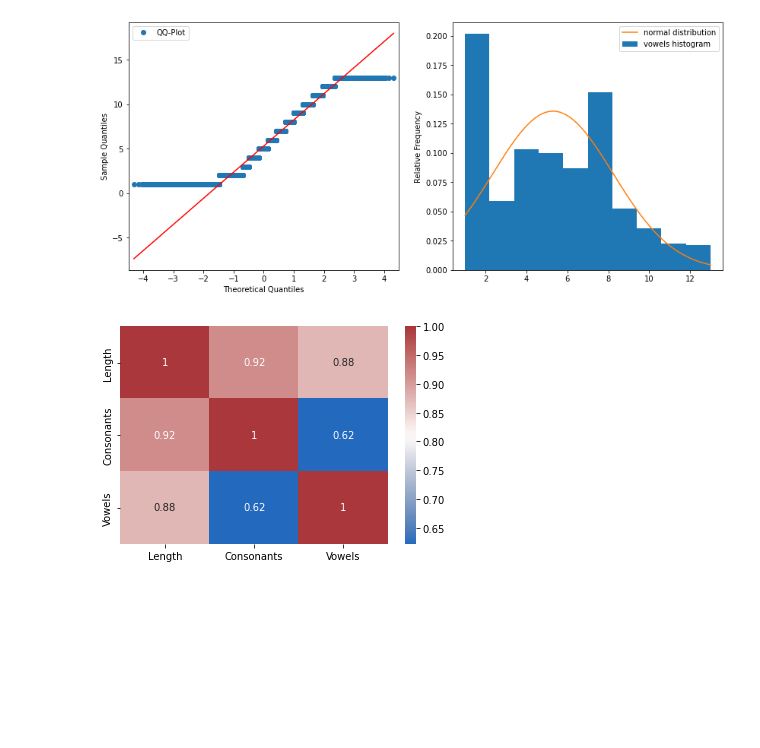
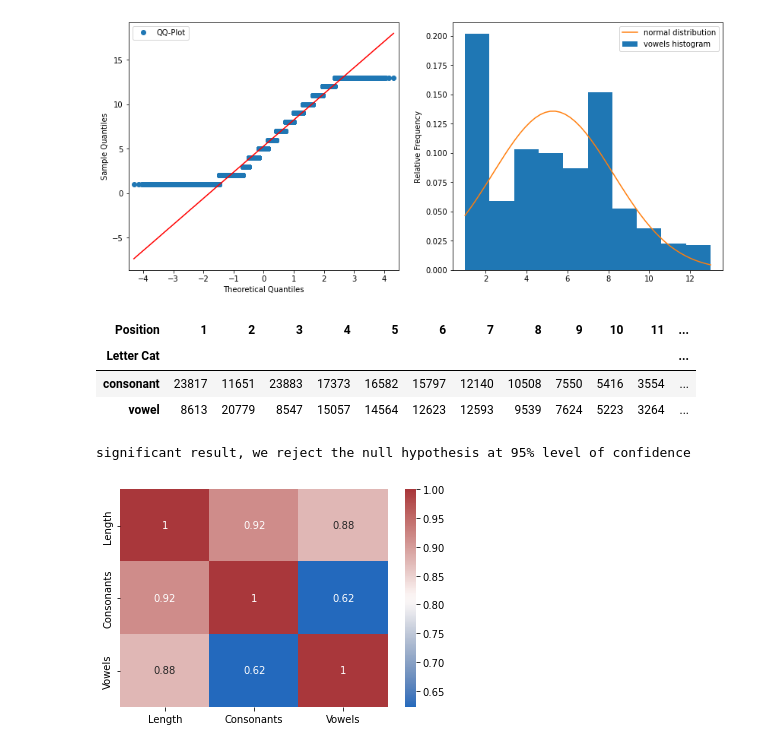
Before and after one commit to valenrami5/__valen__, a Jupyter notebook: hypothesis_testing.ipynb, the cells around one changed output. Cells and saved outputs as stored; diff of their text form; code cells hidden in the pictures; blank space fills up the shorter version.

```diff
--- a/hypothesis_testing.ipynb
+++ b/hypothesis_testing.ipynb
@@ -294,6 +309,25 @@ ax.legend()
 plt.savefig('vowelsshist_withoutoutlayers.png')
 # %% [output]
 [figure]
+# %%
+#Getting contigency table
+contigency=pd.crosstab(df_letters_position_out['Letter Cat'], df_letters_position_out['Position'])
+contigency
+# %% [output]
+| Position | 1 | 2 | 3 | 4 | 5 | 6 | 7 | 8 | 9 | 10 | 11 | ... |
+| Letter Cat |  |  |  |  |  |  |  |  |  |  |  | ... |
+| consonant | 23817 | 11651 | 23883 | 17373 | 16582 | 15797 | 12140 | 10508 | 7550 | 5416 | 3554 | ... |
+| vowel | 8613 | 20779 | 8547 | 15057 | 14564 | 12623 | 12593 | 9539 | 7624 | 5223 | 3264 | ... |
+# %%
+#how likely it is that the distribution of vocals and consonants in each position due to chance
+#The null hypothesis was that letters and position are independent.
+c, p, dof, expected = chi2_contingency(contigency)
+if p > 0.05:
+    print('not significant result, we do not reject the null hypothesis at 95% level of confidence')
+else:
+    print('significant result, we reject the null hypothesis at 95% level of confidence')
+# %% [output]
+significant result, we reject the null hypothesis at 95% level of confidence
 # %%
 sns.heatmap(df_short.corr(method='spearman'), annot=True, cmap="vlag")
 plt.savefig('relationship.png')
```
Also changed, not shown: parts of 2 cells of this notebook.
